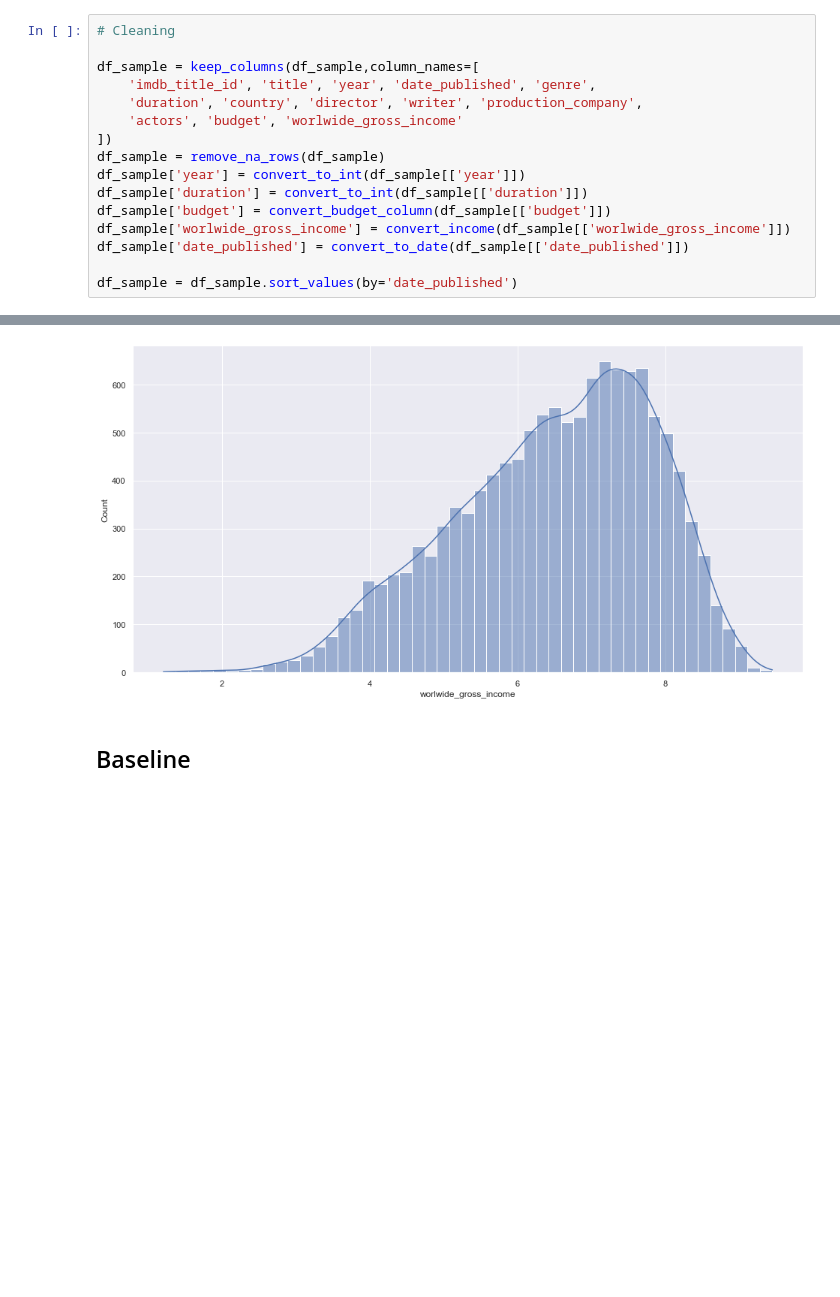
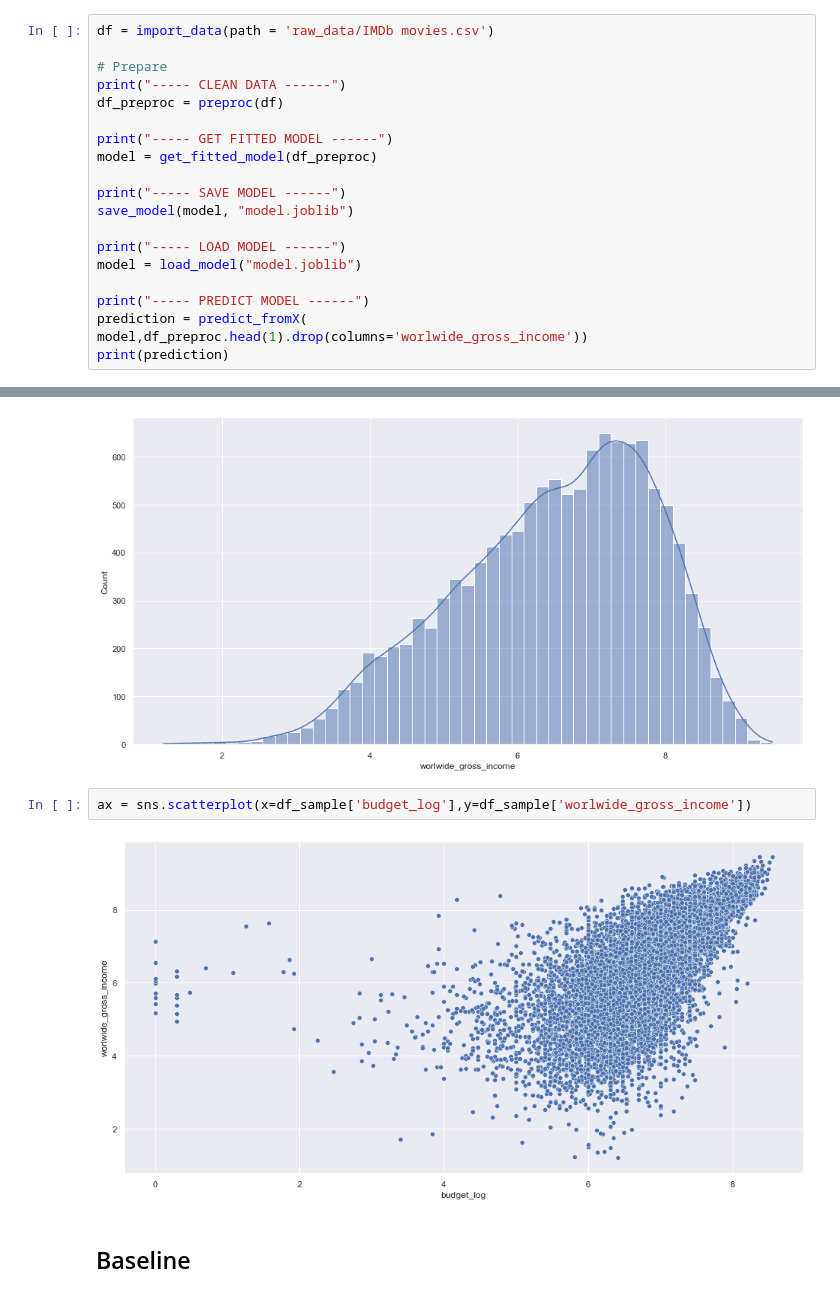
Before and after one commit to OscarTou/CinePred, a Jupyter notebook: notebooks/RM_notebook.ipynb, the cells around one changed output, grey strips where cells are left out. Saved outputs shown, nothing was run; the diff lists cells and outputs as text; blank space fills up the shorter version.

Commit message:
SAFE model

```diff
--- a/notebooks/RM_notebook.ipynb
+++ b/notebooks/RM_notebook.ipynb
@@ -42,21 +45,25 @@ df_sample = df_data#df_data.sample(nb_sample)
 # %% [markdown]
 ## Cleaning and creating X and y
 # %%
-# Cleaning
+df = import_data(path = 'raw_data/IMDb movies.csv')
 
-df_sample = keep_columns(df_sample,column_names=[
-    'imdb_title_id', 'title', 'year', 'date_published', 'genre',
-    'duration', 'country', 'director', 'writer', 'production_company',
-    'actors', 'budget', 'worlwide_gross_income'
-])
-df_sample = remove_na_rows(df_sample)
-df_sample['year'] = convert_to_int(df_sample[['year']])
-df_sample['duration'] = convert_to_int(df_sample[['duration']])
-df_sample['budget'] = convert_budget_column(df_sample[['budget']])
-df_sample['worlwide_gross_income'] = convert_income(df_sample[['worlwide_gross_income']])
-df_sample['date_published'] = convert_to_date(df_sample[['date_published']])
+# Prepare
+print("----- CLEAN DATA ------")
+df_preproc = preproc(df)
 
-df_sample = df_sample.sort_values(by='date_published')
+print("----- GET FITTED MODEL ------")
+model = get_fitted_model(df_preproc)
+
+print("----- SAVE MODEL ------")
+save_model(model, "model.joblib")
+
+print("----- LOAD MODEL ------")
+model = load_model("model.joblib")
+
+print("----- PREDICT MODEL ------")
+prediction = predict_fromX(
+model,df_preproc.head(1).drop(columns='worlwide_gross_income'))
+print(prediction)
 # %%
 # Plot Y distribution
 
@@ -71,6 +78,10 @@ sns.histplot(df_sample['worlwide_gross_income'], kde=True, edgecolor='w')
 # %% [output]
 <AxesSubplot:xlabel='worlwide_gross_income', ylabel='Count'>
 [figure]
+# %%
+ax = sns.scatterplot(x=df_sample['budget_log'],y=df_sample['worlwide_gross_income'])
+# %% [output]
+[figure, added]
 # %% [markdown]
 ## Baseline
 # %%
```
Also changed, not shown: parts of 1 cell of this notebook, 8 other files.
